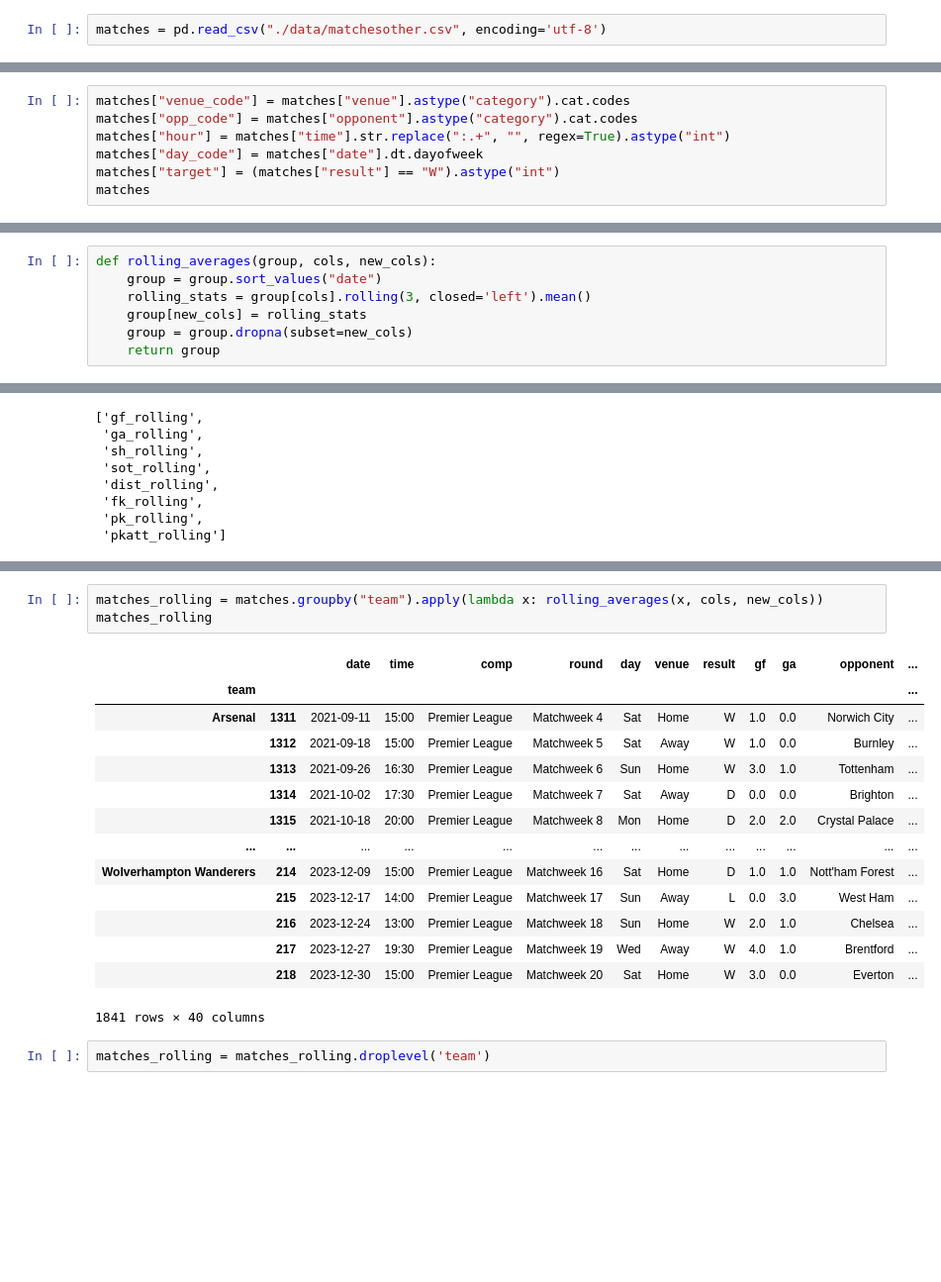
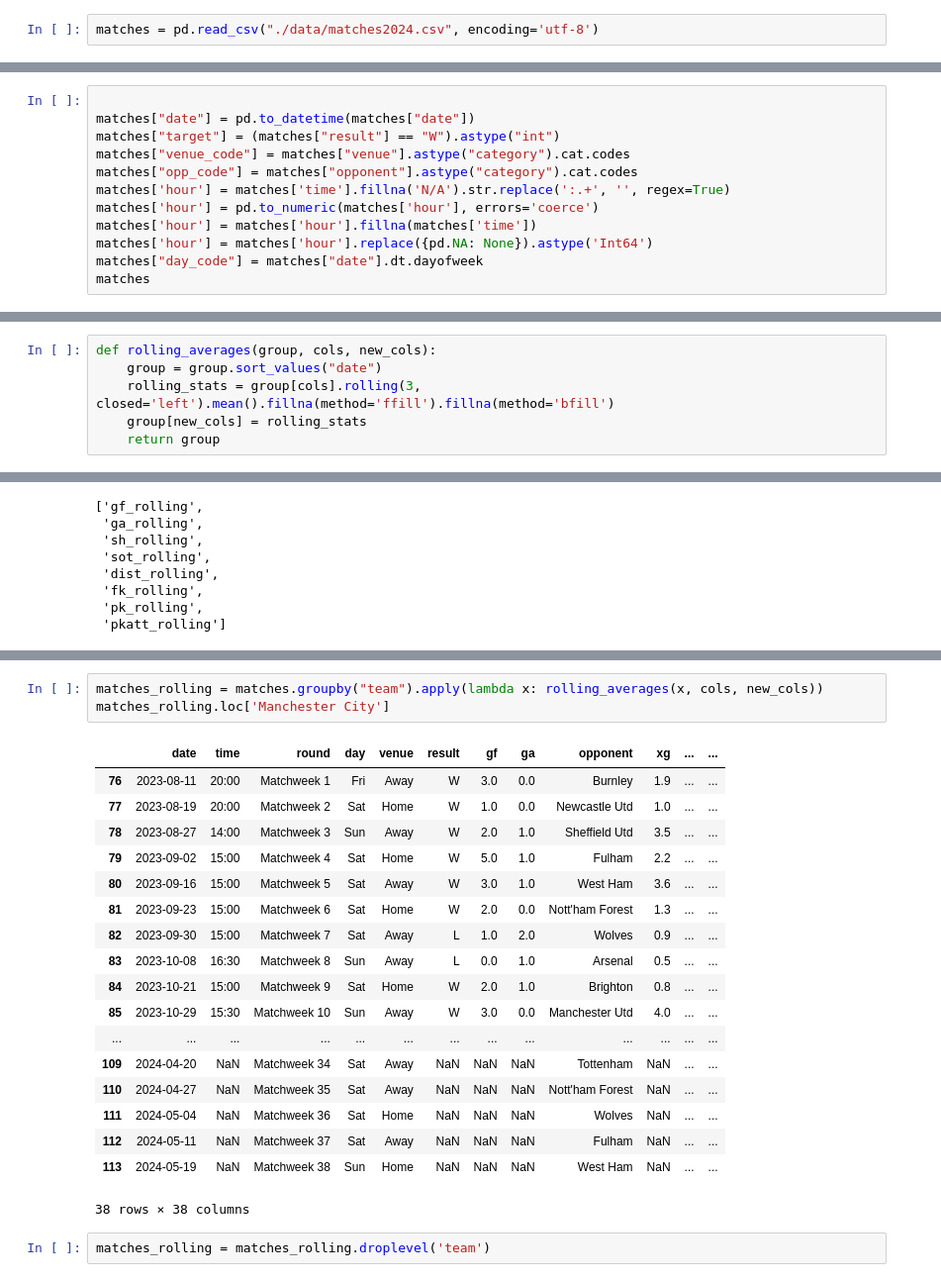
Before and after one commit to vinicarlosss/MachineLearning_Futebol, a Jupyter notebook: dataquest_model.ipynb, the cells around one changed output, grey strips where cells are left out. Shown at 99% size. Cells and saved outputs as stored; diff of their text form; blank space fills up the shorter version.

```diff
--- a/dataquest_model.ipynb
+++ b/dataquest_model.ipynb
@@ -6,5 +7,5 @@ from sklearn.ensemble import RandomForestClassifier
 # %%
-matches = pd.read_csv("./data/matchesother.csv", encoding='utf-8')
+matches = pd.read_csv("./data/matches2024.csv", encoding='utf-8')
 # %%
 matches.head()
 # %% [output]
@@ -123,10 +123,15 @@ season                   int64
 team                    object
 dtype: object
 # %%
+
+matches["date"] = pd.to_datetime(matches["date"])
+matches["target"] = (matches["result"] == "W").astype("int")
 matches["venue_code"] = matches["venue"].astype("category").cat.codes
 matches["opp_code"] = matches["opponent"].astype("category").cat.codes
-matches["hour"] = matches["time"].str.replace(":.+", "", regex=True).astype("int")
+matches['hour'] = matches['time'].fillna('N/A').str.replace(':.+', '', regex=True)
+matches['hour'] = pd.to_numeric(matches['hour'], errors='coerce')
+matches['hour'] = matches['hour'].fillna(matches['time'])
+matches['hour'] = matches['hour'].replace({pd.NA: None}).astype('Int64')
 matches["day_code"] = matches["date"].dt.dayofweek
-matches["target"] = (matches["result"] == "W").astype("int")
 matches
 # %% [output]
@@ -193,9 +213,8 @@ group
 # %%
 def rolling_averages(group, cols, new_cols):
     group = group.sort_values("date")
-    rolling_stats = group[cols].rolling(3, closed='left').mean()
+    rolling_stats = group[cols].rolling(3, closed='left').mean().fillna(method='ffill').fillna(method='bfill')
     group[new_cols] = rolling_stats
-    group = group.dropna(subset=new_cols)
     return group
 # %%
 cols = ["gf", "ga", "sh", "sot", "dist", "fk", "pk", "pkatt"]
@@ -229,21 +253,25 @@ rolling_averages(group, cols, new_cols)
 # %%
 matches_rolling = matches.groupby("team").apply(lambda x: rolling_averages(x, cols, new_cols))
-matches_rolling
+matches_rolling.loc['Manchester City']
 # %% [output]
-|  |  | date | time | comp | round | day | venue | result | gf | ga | opponent | ... |
-| team |  |  |  |  |  |  |  |  |  |  |  | ... |
-| Arsenal | 1311 | 2021-09-11 | 15:00 | Premier League | Matchweek 4 | Sat | Home | W | 1.0 | 0.0 | Norwich City | ... |
-|  | 1312 | 2021-09-18 | 15:00 | Premier League | Matchweek 5 | Sat | Away | W | 1.0 | 0.0 | Burnley | ... |
-|  | 1313 | 2021-09-26 | 16:30 | Premier League | Matchweek 6 | Sun | Home | W | 3.0 | 1.0 | Tottenham | ... |
-|  | 1314 | 2021-10-02 | 17:30 | Premier League | Matchweek 7 | Sat | Away | D | 0.0 | 0.0 | Brighton | ... |
-|  | 1315 | 2021-10-18 | 20:00 | Premier League | Matchweek 8 | Mon | Home | D | 2.0 | 2.0 | Crystal Palace | ... |
+|  | date | time | round | day | venue | result | gf | ga | opponent | xg | ... | ... |
+| 76 | 2023-08-11 | 20:00 | Matchweek 1 | Fri | Away | W | 3.0 | 0.0 | Burnley | 1.9 | ... | ... |
+| 77 | 2023-08-19 | 20:00 | Matchweek 2 | Sat | Home | W | 1.0 | 0.0 | Newcastle Utd | 1.0 | ... | ... |
+| 78 | 2023-08-27 | 14:00 | Matchweek 3 | Sun | Away | W | 2.0 | 1.0 | Sheffield Utd | 3.5 | ... | ... |
+| 79 | 2023-09-02 | 15:00 | Matchweek 4 | Sat | Home | W | 5.0 | 1.0 | Fulham | 2.2 | ... | ... |
+| 80 | 2023-09-16 | 15:00 | Matchweek 5 | Sat | Away | W | 3.0 | 1.0 | West Ham | 3.6 | ... | ... |
+| 81 | 2023-09-23 | 15:00 | Matchweek 6 | Sat | Home | W | 2.0 | 0.0 | Nott'ham Forest | 1.3 | ... | ... |
+| 82 | 2023-09-30 | 15:00 | Matchweek 7 | Sat | Away | L | 1.0 | 2.0 | Wolves | 0.9 | ... | ... |
+| 83 | 2023-10-08 | 16:30 | Matchweek 8 | Sun | Away | L | 0.0 | 1.0 | Arsenal | 0.5 | ... | ... |
+| 84 | 2023-10-21 | 15:00 | Matchweek 9 | Sat | Home | W | 2.0 | 1.0 | Brighton | 0.8 | ... | ... |
+| 85 | 2023-10-29 | 15:30 | Matchweek 10 | Sun | Away | W | 3.0 | 0.0 | Manchester Utd | 4.0 | ... | ... |
 | ... | ... | ... | ... | ... | ... | ... | ... | ... | ... | ... | ... | ... |
-| Wolverhampton Wanderers | 214 | 2023-12-09 | 15:00 | Premier League | Matchweek 16 | Sat | Home | D | 1.0 | 1.0 | Nott'ham Forest | ... |
-|  | 215 | 2023-12-17 | 14:00 | Premier League | Matchweek 17 | Sun | Away | L | 0.0 | 3.0 | West Ham | ... |
-|  | 216 | 2023-12-24 | 13:00 | Premier League | Matchweek 18 | Sun | Home | W | 2.0 | 1.0 | Chelsea | ... |
-|  | 217 | 2023-12-27 | 19:30 | Premier League | Matchweek 19 | Wed | Away | W | 4.0 | 1.0 | Brentford | ... |
-|  | 218 | 2023-12-30 | 15:00 | Premier League | Matchweek 20 | Sat | Home | W | 3.0 | 0.0 | Everton | ... |
+| 109 | 2024-04-20 | NaN | Matchweek 34 | Sat | Away | NaN | NaN | NaN | Tottenham | NaN | ... | ... |
+| 110 | 2024-04-27 | NaN | Matchweek 35 | Sat | Away | NaN | NaN | NaN | Nott'ham Forest | NaN | ... | ... |
+| 111 | 2024-05-04 | NaN | Matchweek 36 | Sat | Home | NaN | NaN | NaN | Wolves | NaN | ... | ... |
+| 112 | 2024-05-11 | NaN | Matchweek 37 | Sat | Away | NaN | NaN | NaN | Fulham | NaN | ... | ... |
+| 113 | 2024-05-19 | NaN | Matchweek 38 | Sun | Home | NaN | NaN | NaN | West Ham | NaN | ... | ... |
-1841 rows × 40 columns
+38 rows × 38 columns
 # %%
 matches_rolling = matches_rolling.droplevel('team')
 # %%
```
Also changed, not shown: parts of 33 cells of this notebook, 1 other file.
